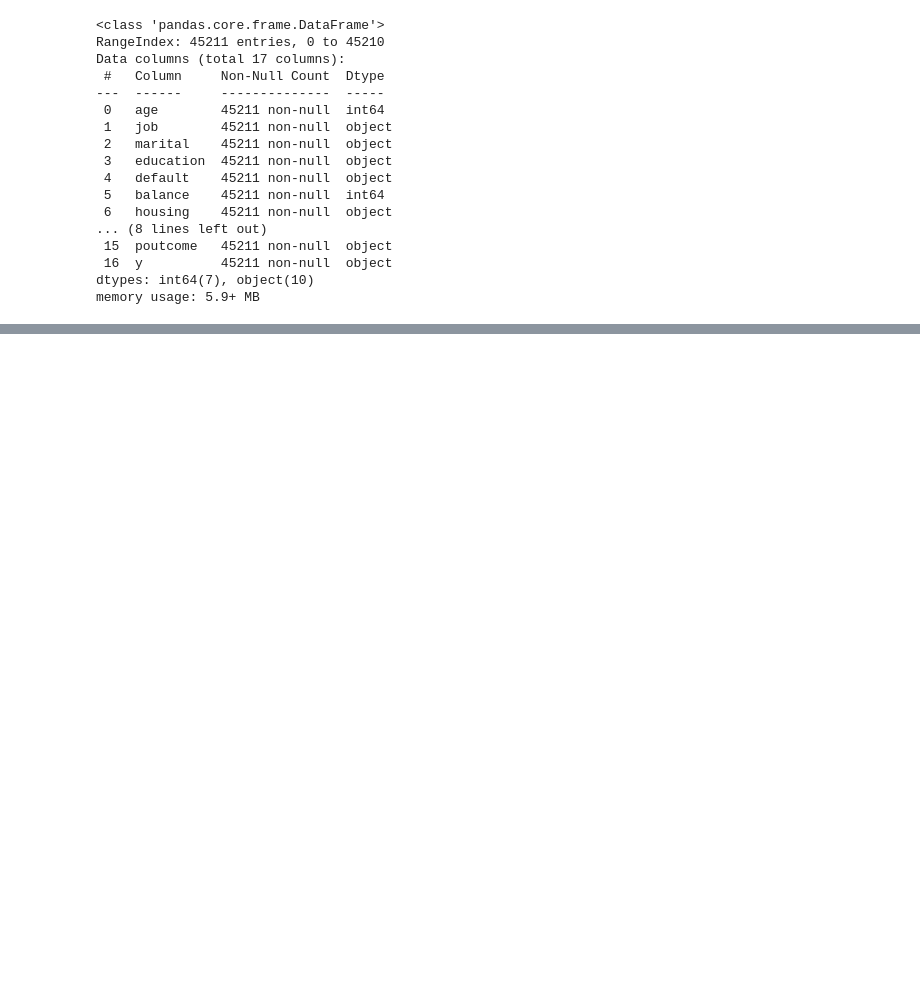
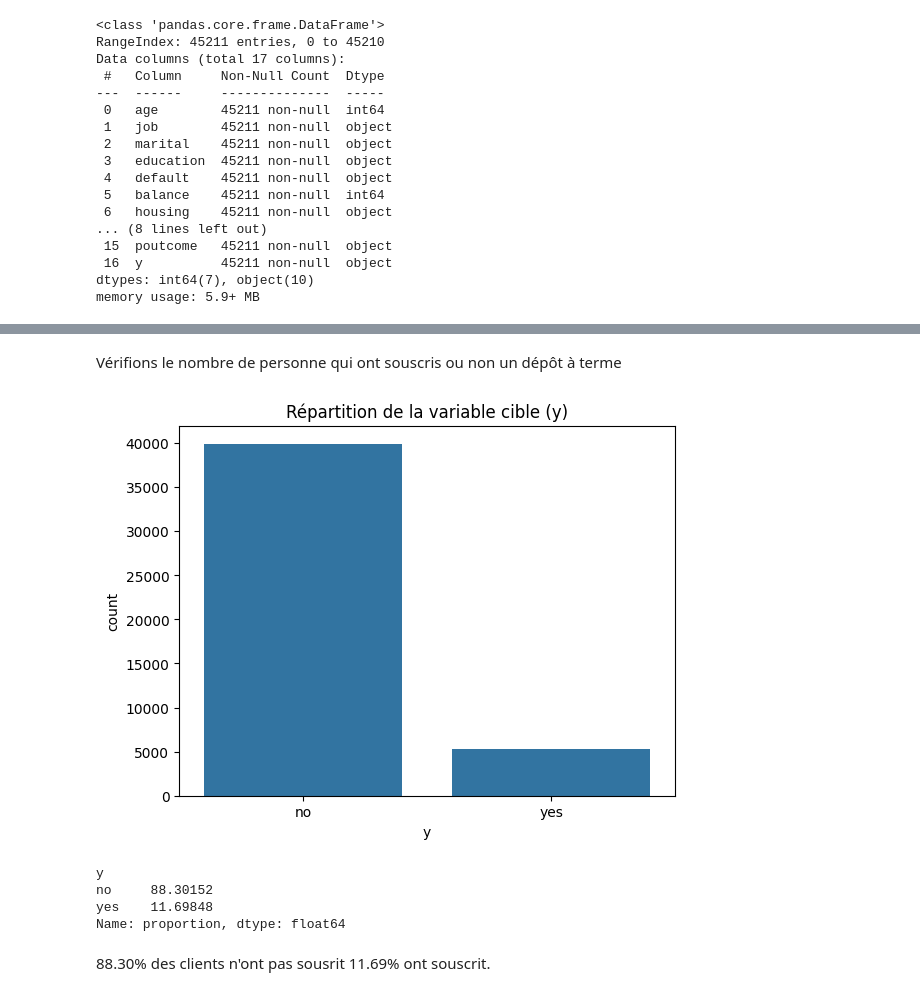
Before and after one commit to kaiokasa/bank_marketing_prediction, a Jupyter notebook: EDA_notebook.ipynb, the cells around one changed output, grey strips where cells are left out. Cells and saved outputs as stored; diff of their text form; code cells hidden in the pictures; blank space fills up the shorter version.

Commit message:
EDA + Data Cleaning for ML

```diff
--- a/EDA_notebook.ipynb
+++ b/EDA_notebook.ipynb
@@ -45,0 +89,16 @@ memory usage: 5.9+ MB
+# %% [markdown]
+Vérifions le nombre de personne qui ont souscris ou non un dépôt à terme
+# %%
+sns.countplot(x='y', data=data)
+plt.title("Répartition de la variable cible (y)")
+plt.show()
+
+data['y'].value_counts(normalize=True) * 100
+# %% [output]
+[figure, added]
+y
+no     88.30152
+yes    11.69848
+Name: proportion, dtype: float64
+# %% [markdown]
+88.30% des clients n'ont pas sousrit 11.69% ont souscrit.
```
Also changed, not shown: parts of 10 cells of this notebook, 1 other file.
